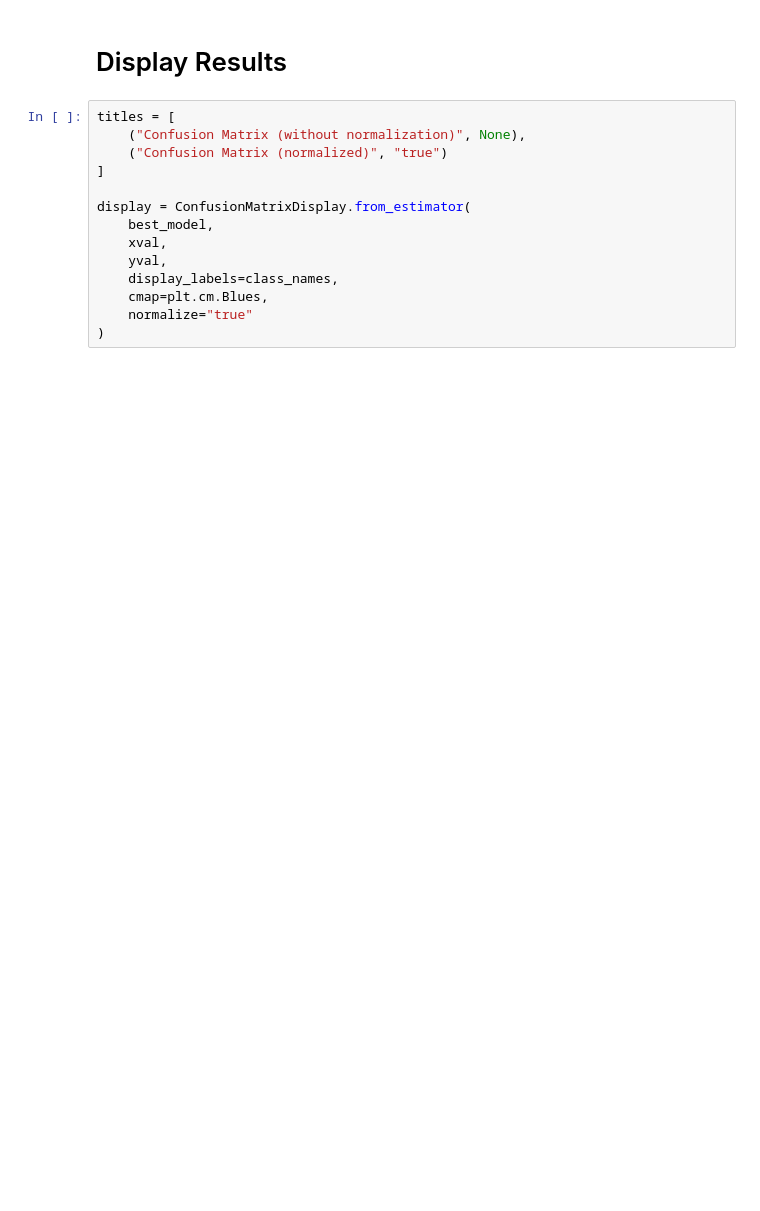
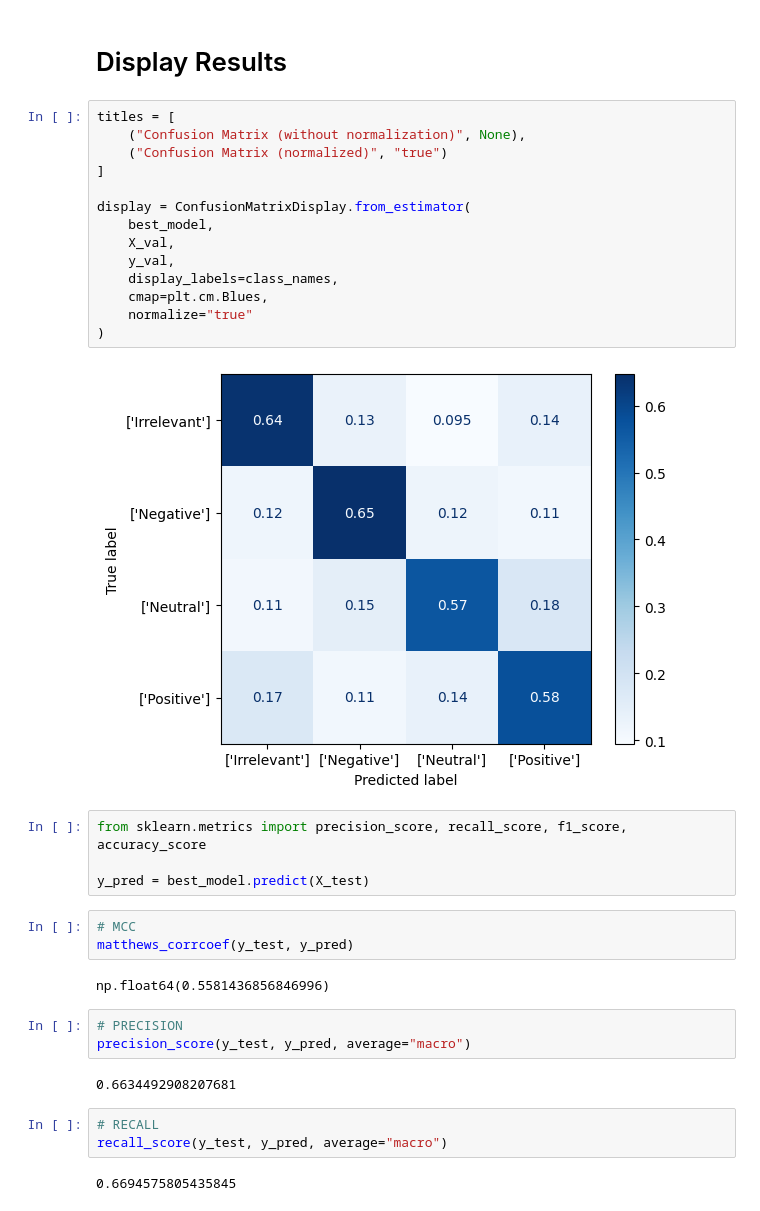
Before and after one commit to TylerJaafari-RIT/csci-635-project, a Jupyter notebook: code/SVC.ipynb, the cells around one changed output. Saved outputs shown, nothing was run; the diff lists cells and outputs as text; blank space fills up the shorter version.

```diff
--- a/code/SVC.ipynb
+++ b/code/SVC.ipynb
@@ -97,14 +151,35 @@ print("Test Score: ", test_score)
 # %%
 titles = [
     ("Confusion Matrix (without normalization)", None),
     ("Confusion Matrix (normalized)", "true")
 ]
 
 display = ConfusionMatrixDisplay.from_estimator(
     best_model,
-    xval,
-    yval,
+    X_val,
+    y_val,
     display_labels=class_names,
     cmap=plt.cm.Blues,
     normalize="true"
 )
+# %% [output]
+[figure, added]
+# %%
+from sklearn.metrics import precision_score, recall_score, f1_score, accuracy_score
+
+y_pred = best_model.predict(X_test)
+# %%
+# MCC
+matthews_corrcoef(y_test, y_pred)
+# %% [output]
+np.float64(0.5581436856846996)
+# %%
+# PRECISION
+precision_score(y_test, y_pred, average="macro")
+# %% [output]
+0.6634492908207681
+# %%
+# RECALL
+recall_score(y_test, y_pred, average="macro")
+# %% [output]
+0.6694575805435845
```
Also changed, not shown: parts of 8 cells of this notebook, 6 other files.
